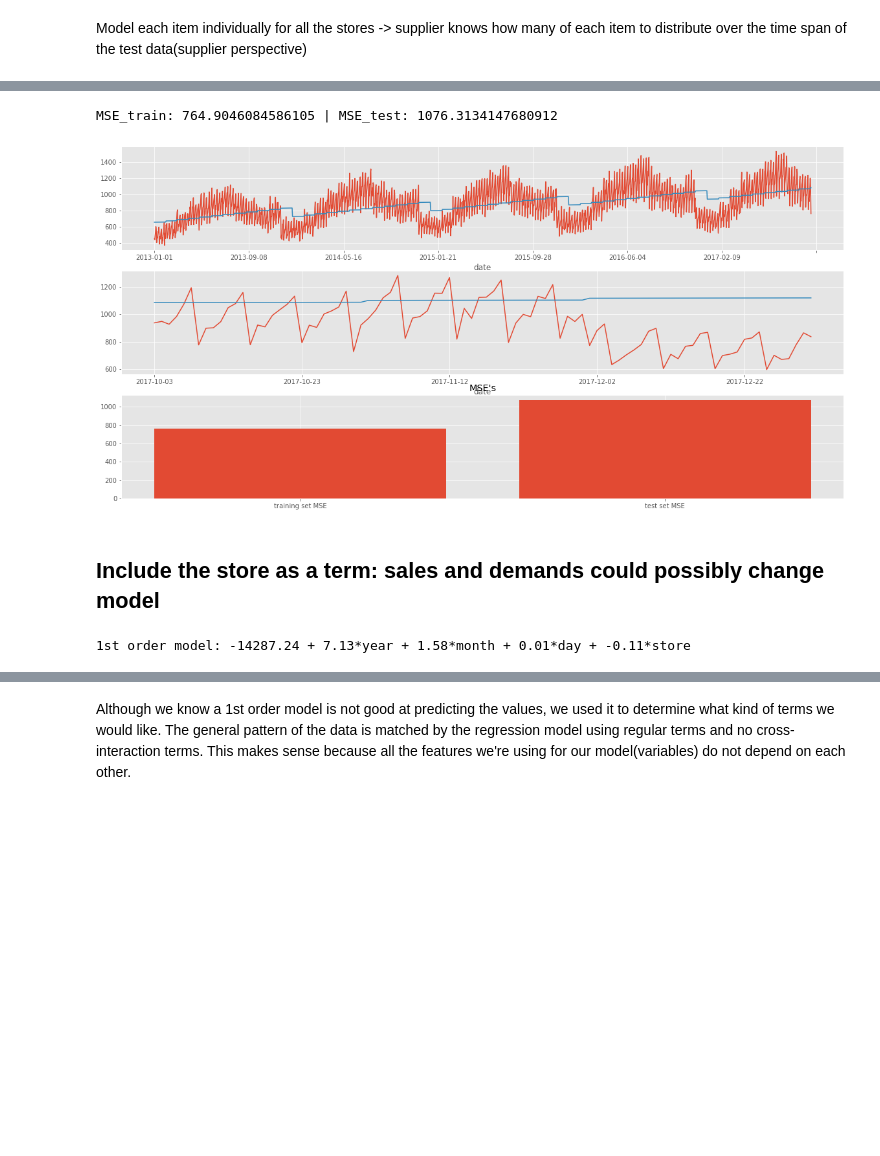
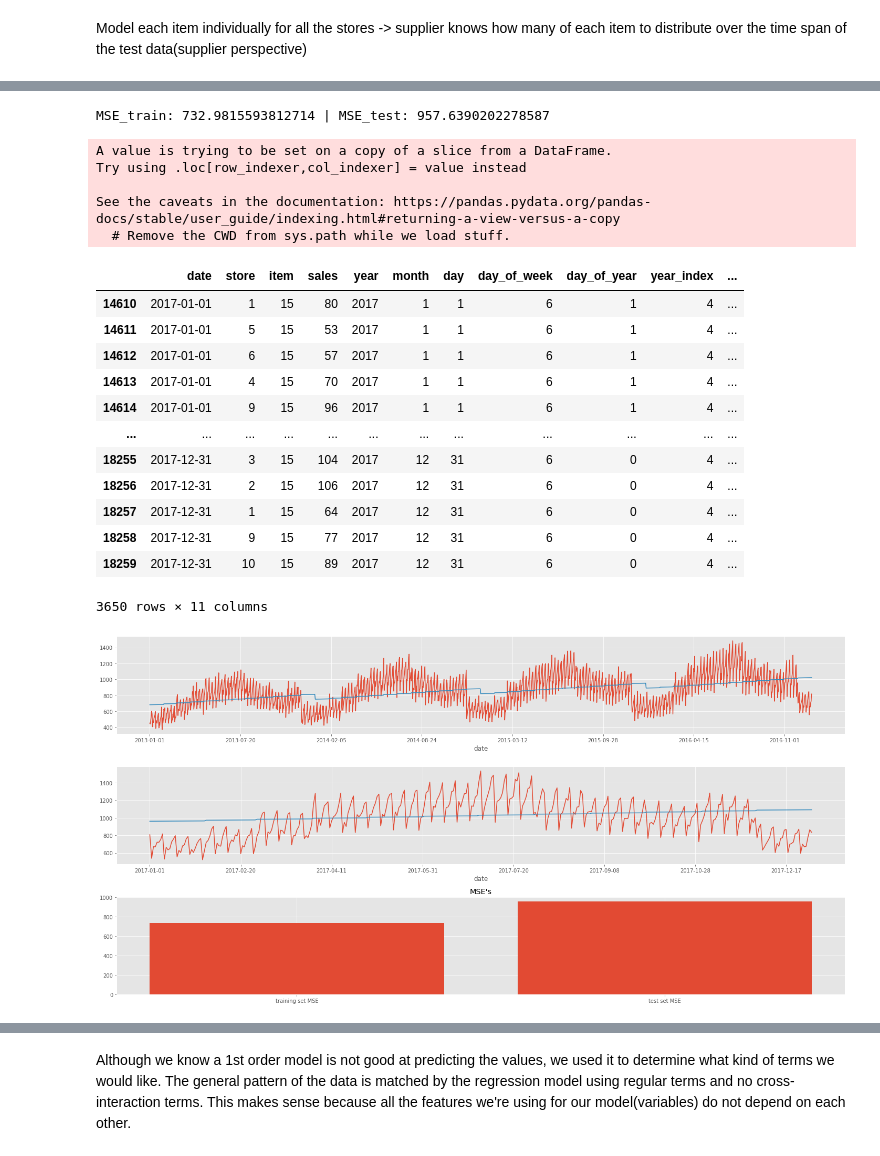
Before and after one commit to sh-biswas/demand-forecasting_Cogs109Final, a Jupyter notebook: Report.ipynb, the cells around one changed output, grey strips where cells are left out. Saved outputs shown, nothing was run; the diff lists cells and outputs as text; code cells hidden in the pictures; blank space fills up the shorter version.

Commit message:
Added savvy model and increased test set size to 1 year.

```diff
--- a/Report.ipynb
+++ b/Report.ipynb
@@ -134,0 +40,3 @@ train[:100][ (train['store'] == 1) | (train['store'] == 2) ]
+# %%
+# grab only most popular item
+data = data[data['item'] == 15].reset_index(drop=True)
@@ -134,0 +72,18 @@ train[:100][ (train['store'] == 1) | (train['store'] == 2) ]
+# %%
+# add in day of the week index for later
+day_of_week = (np.arange(len(data)) + 10) % 70
+day_of_week = day_of_week // 10
+#day_of_week = [int(str(day)[0]) if len(str(day)) == 2 else 0 for day in day_of_week]
+data['day_of_week'] = day_of_week
+# 0 = Mon, 1 = Tues, 2 = Wed, 3 = Thurs, 4 = Fri, 5 = Sat, 6 = Sun
+
+# add in day of the year index for later (leap years unnacounted for since shift will be tiny enough to not really matter)
+day_of_year = np.arange(len(data)) % 3650
+day_of_year = day_of_year // 10
+data['day_of_year'] = day_of_year
+# 0 = 01/01, 1 = 01/02, 2 = 01/03, ...
+
+# add in year index
+data['year_index'] = data['year'].values - 2013
+# 0 = 2013, 1 = 2014, ...
+data
@@ -134,0 +104,11 @@ train[:100][ (train['store'] == 1) | (train['store'] == 2) ]
+# %%
+# separate out train and test data
+num_test_days = 365
+train = data[:-num_test_days * num_stores]
+test = data[-num_test_days * num_stores:]
+print(f"first train date: {train.date[0]}")
+print(f"length of train: {len(train)}")
+print(f"number of train dates: {len(train['date'].unique())}")
+print(f"first test date: {test.iloc[0].date}")
+print(f"length of test: {len(test)}")
+print(f"number of test datapoints dates: {len(test['date'].unique())}")
@@ -188,35 +170,46 @@ print(f"1st order model: {w[0]:0.2f} + {w[1]:0.2f}*year + {w[2]:0.2f}*month + {w
 # %%
 # plot the data
 fig, axs = plt.subplots(3,1, figsize=(20,10))
 train.groupby('date').sum()['sales'].plot(x='date', y='sales', ax=axs[0])
 test.groupby('date').sum()['sales'].plot(x='date', y='sales', ax=axs[1])
 
 ## plot the model over data
 #agg_train = train.groupby('date').sum(); agg_test = train.groupby('date').sum()
 modelYtrain = w[0] + w[1]*train['year'].values + w[2]*train['month'].values + w[3]*train['day'].values
 modelYtest = w[0] + w[1]*test['year'].values + w[2]*test['month'].values + w[3]*test['day'].values
 train['1st-order model'] = modelYtrain; test['1st-order model'] = modelYtest;
 train.groupby('date').sum()['1st-order model'].plot(x='date', y='1st-order model', ax=axs[0])
 test.groupby('date').sum()['1st-order model'].plot(x='date', y='1st-order model', ax=axs[1])
 #ax[0].plot(train['date'].unique().values, modelYtrain)
 #ax[1].plot(test['date'].unique().values, modelYtest)
 
 # plot MSE on train and test for model
 MSE_train = np.mean((train['sales'].values - modelYtrain)**2)
 MSE_test = np.mean((test['sales'].values - modelYtest)**2)
 axs[2].bar(['training set MSE', 'test set MSE'], [MSE_train, MSE_test])
 axs[2].set_title("MSE's")
+fig.tight_layout()
 fig.show()
 print(f"MSE_train: {MSE_train} | MSE_test: {MSE_test}")
+test
 # %% [output]
-MSE_train: 764.9046084586105 | MSE_test: 1076.3134147680912
+MSE_train: 732.9815593812714 | MSE_test: 957.6390202278587
+A value is trying to be set on a copy of a slice from a DataFrame.
+Try using .loc[row_indexer,col_indexer] = value instead
+
+See the caveats in the documentation: https://pandas.pydata.org/pandas-docs/stable/user_guide/indexing.html#returning-a-view-versus-a-copy
+  # Remove the CWD from sys.path while we load stuff.
+|  | date | store | item | sales | year | month | day | day_of_week | day_of_year | year_index | ... |
+| 14610 | 2017-01-01 | 1 | 15 | 80 | 2017 | 1 | 1 | 6 | 1 | 4 | ... |
+| 14611 | 2017-01-01 | 5 | 15 | 53 | 2017 | 1 | 1 | 6 | 1 | 4 | ... |
+| 14612 | 2017-01-01 | 6 | 15 | 57 | 2017 | 1 | 1 | 6 | 1 | 4 | ... |
+| 14613 | 2017-01-01 | 4 | 15 | 70 | 2017 | 1 | 1 | 6 | 1 | 4 | ... |
+| 14614 | 2017-01-01 | 9 | 15 | 96 | 2017 | 1 | 1 | 6 | 1 | 4 | ... |
+| ... | ... | ... | ... | ... | ... | ... | ... | ... | ... | ... | ... |
+| 18255 | 2017-12-31 | 3 | 15 | 104 | 2017 | 12 | 31 | 6 | 0 | 4 | ... |
+| 18256 | 2017-12-31 | 2 | 15 | 106 | 2017 | 12 | 31 | 6 | 0 | 4 | ... |
+| 18257 | 2017-12-31 | 1 | 15 | 64 | 2017 | 12 | 31 | 6 | 0 | 4 | ... |
+| 18258 | 2017-12-31 | 9 | 15 | 77 | 2017 | 12 | 31 | 6 | 0 | 4 | ... |
+| 18259 | 2017-12-31 | 10 | 15 | 89 | 2017 | 12 | 31 | 6 | 0 | 4 | ... |
+3650 rows × 11 columns
-[figure, old version]
+[figure, new version]
-# %% [markdown]
-## Include the store as a term: sales and demands could possibly change model
-# %%
-# let's do some linear regression!
-A = np.vstack((np.ones(len(train)), train['year'], train['month'], train['day'], train['store'])).T
-w = np.linalg.lstsq(A, train['sales'], rcond=None)[0]
-print(f"1st order model: {w[0]:0.2f} + {w[1]:0.2f}*year + {w[2]:0.2f}*month + {w[3]:0.2f}*day + {w[4]:0.2f}*store")
-# %% [output]
-1st order model: -14287.24 + 7.13*year + 1.58*month + 0.01*day + -0.11*store
```
Also changed, not shown: parts of 40 cells of this notebook.
